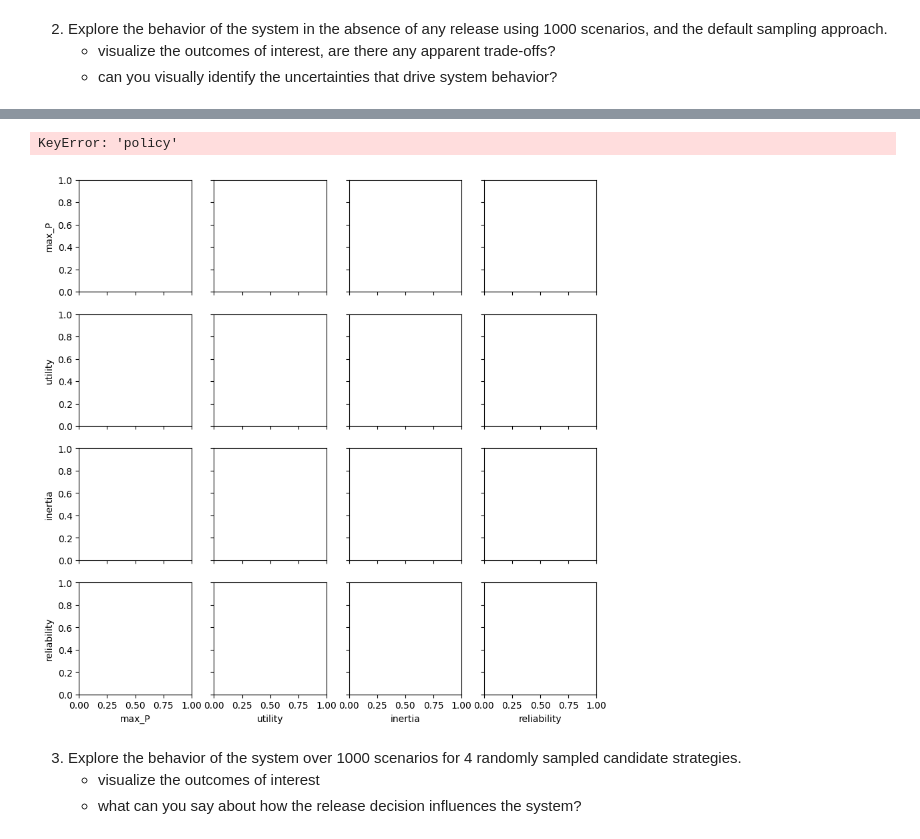
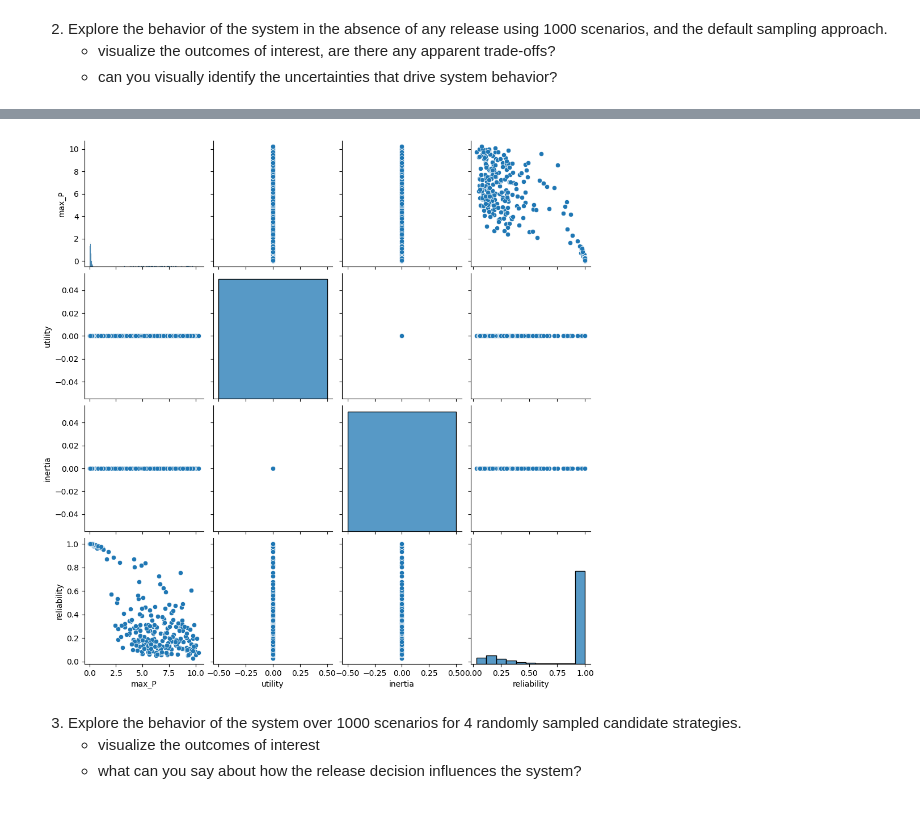
Before and after one commit to federico-bermudez/epa1361_open, a Jupyter notebook: Week 1-2 - general intro to exploratory modelling/assignment 2 - lakemodel.ipynb, the cells around one changed output, grey strips where cells are left out. Saved outputs shown, nothing was run; the diff lists cells and outputs as text; code cells hidden in the pictures.

```diff
--- a/Week 1-2 - general intro to exploratory modelling/assignment 2 - lakemodel.ipynb
+++ b/Week 1-2 - general intro to exploratory modelling/assignment 2 - lakemodel.ipynb
@@ -175,11 +175,11 @@ import pandas as pd
 data = pd.DataFrame(outcomes)
 # %%
 import seaborn as sns
-sns.pairplot(data, hue="policy", vars=list(outcomes.keys()))
+import matplotlib.pyplot as plt
+sns.pairplot(data, vars=list(outcomes.keys()))
 plt.show()
 # %% [output]
-KeyError: 'policy'
-[figure, old version]
+[figure, new version]
 # %% [markdown]
 3. Explore the behavior of the system over 1000 scenarios for 4 randomly sampled candidate strategies.
     * visualize the outcomes of interest
```
Also changed, not shown: parts of 2 cells of this notebook.
